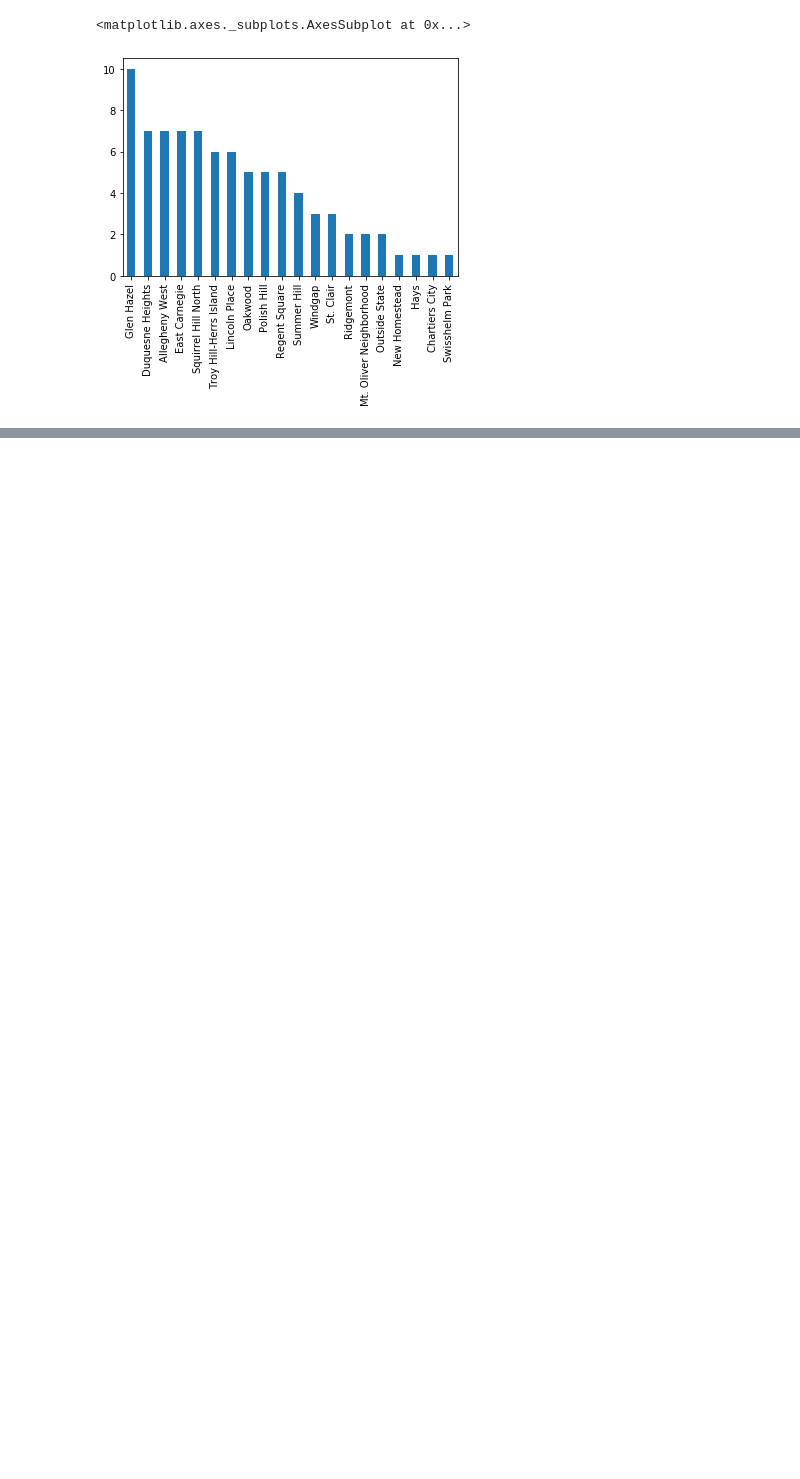
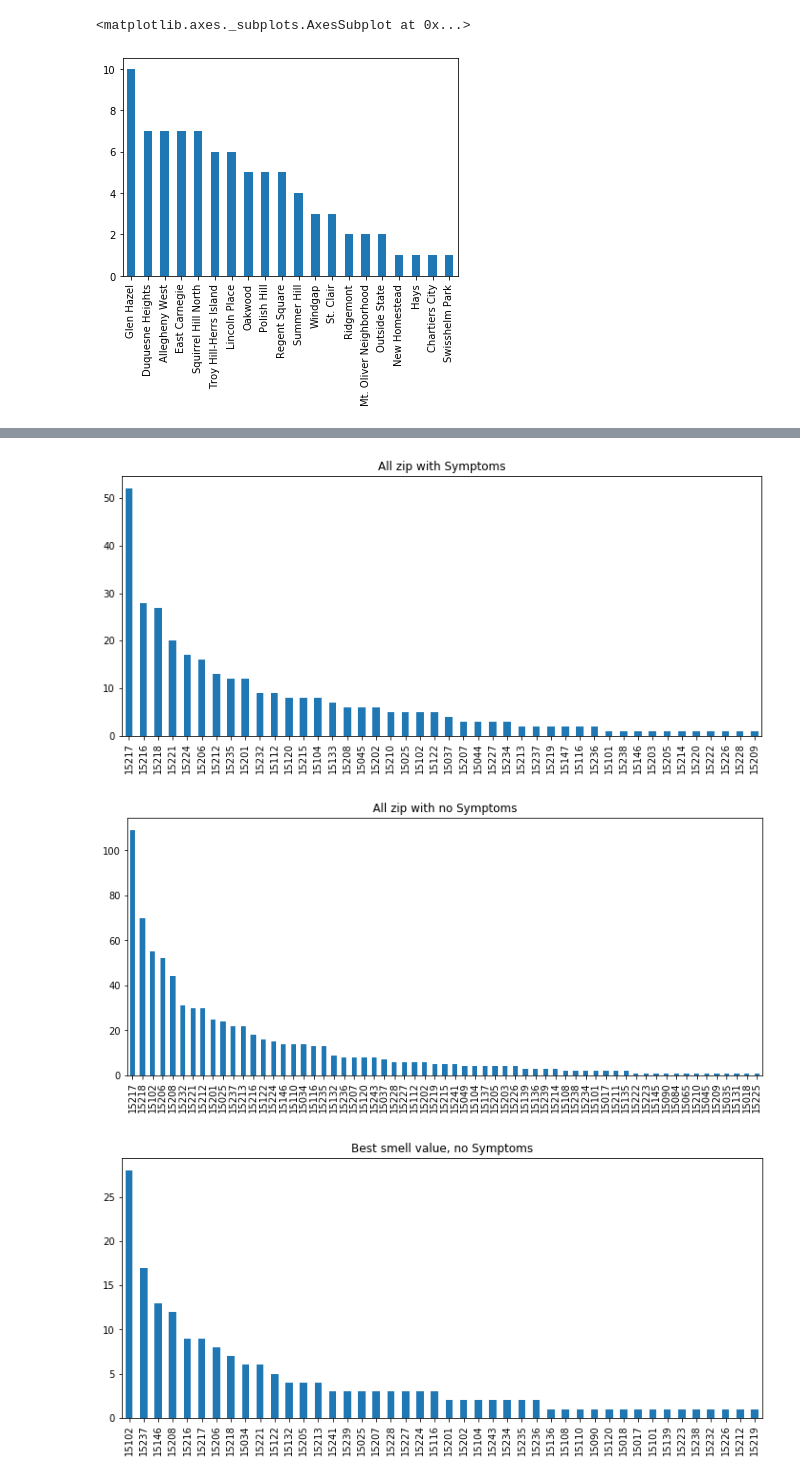
Before and after one commit to lao42/cmpinf0010-final-group6, a Jupyter notebook: Presentation.ipynb, the cells around one changed output, grey strips where cells are left out. Cells and saved outputs as stored; diff of their text form; code cells hidden in the pictures; blank space fills up the shorter version.

```diff
--- a/Presentation.ipynb
+++ b/Presentation.ipynb
@@ -106,0 +271,18 @@ When we average out these values, the neighborhoods with the highest value end u
+# %%
+
+
+def barGraph(df,string):
+    ob = df['zipcode'].value_counts()
+    fig, ax = plt.subplots()
+
+    plt.title(string)
+    df['zipcode'].value_counts().plot(ax=ax, kind='bar',figsize = (12,5))
+# %%
+barGraph(areSymptoms,"All zip with Symptoms")
+barGraph(noSymptoms,"All zip with no Symptoms")
+barGraph(smellVal1best,"Best smell value, no Symptoms")
+barGraph(smellVal5worst,"Worst smell value, with Symptoms")
+# %% [output]
+[figure, added]
+[figure, added]
+[figure, added]
```
Also changed, not shown: parts of 30 cells of this notebook, 3 other files.
